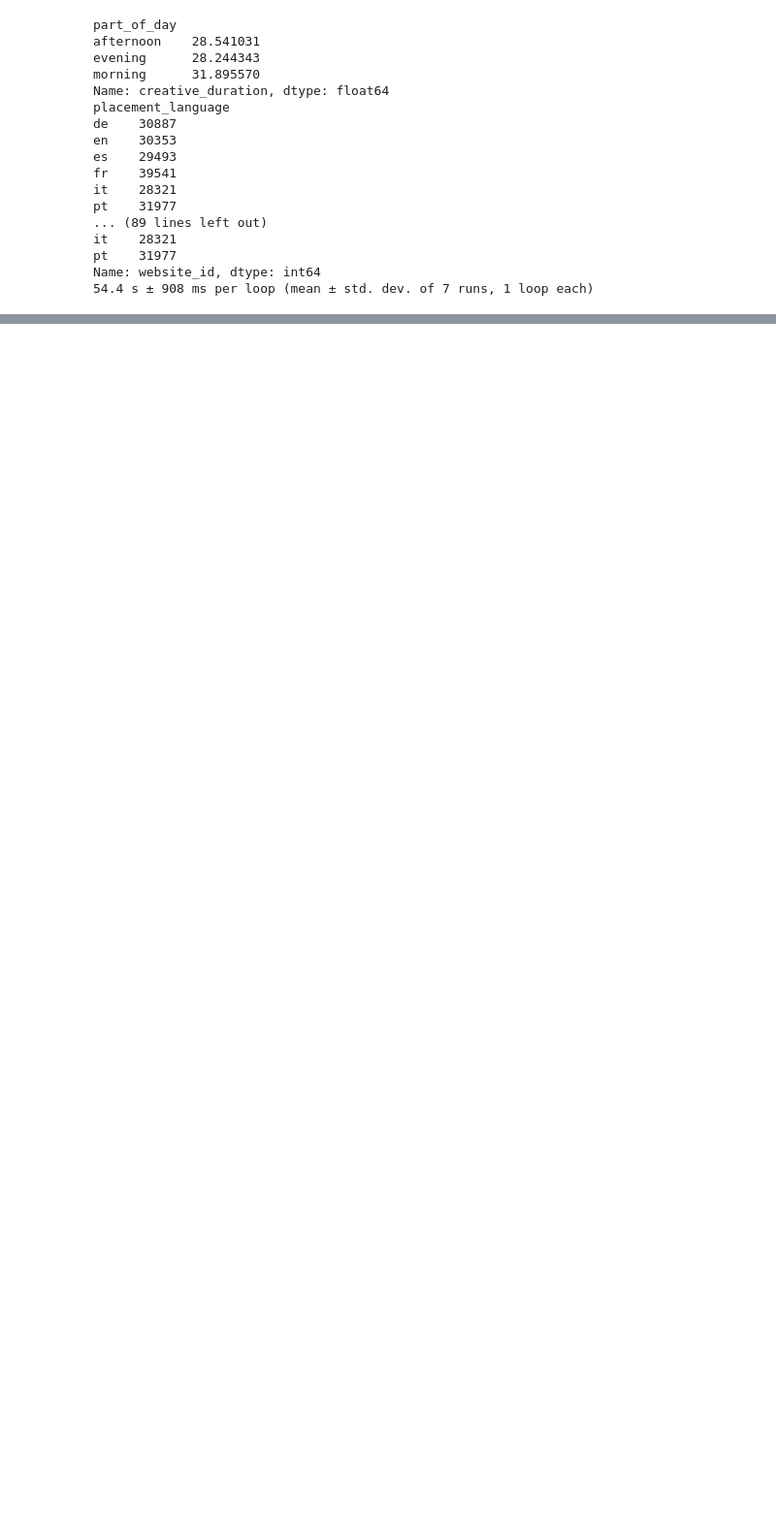
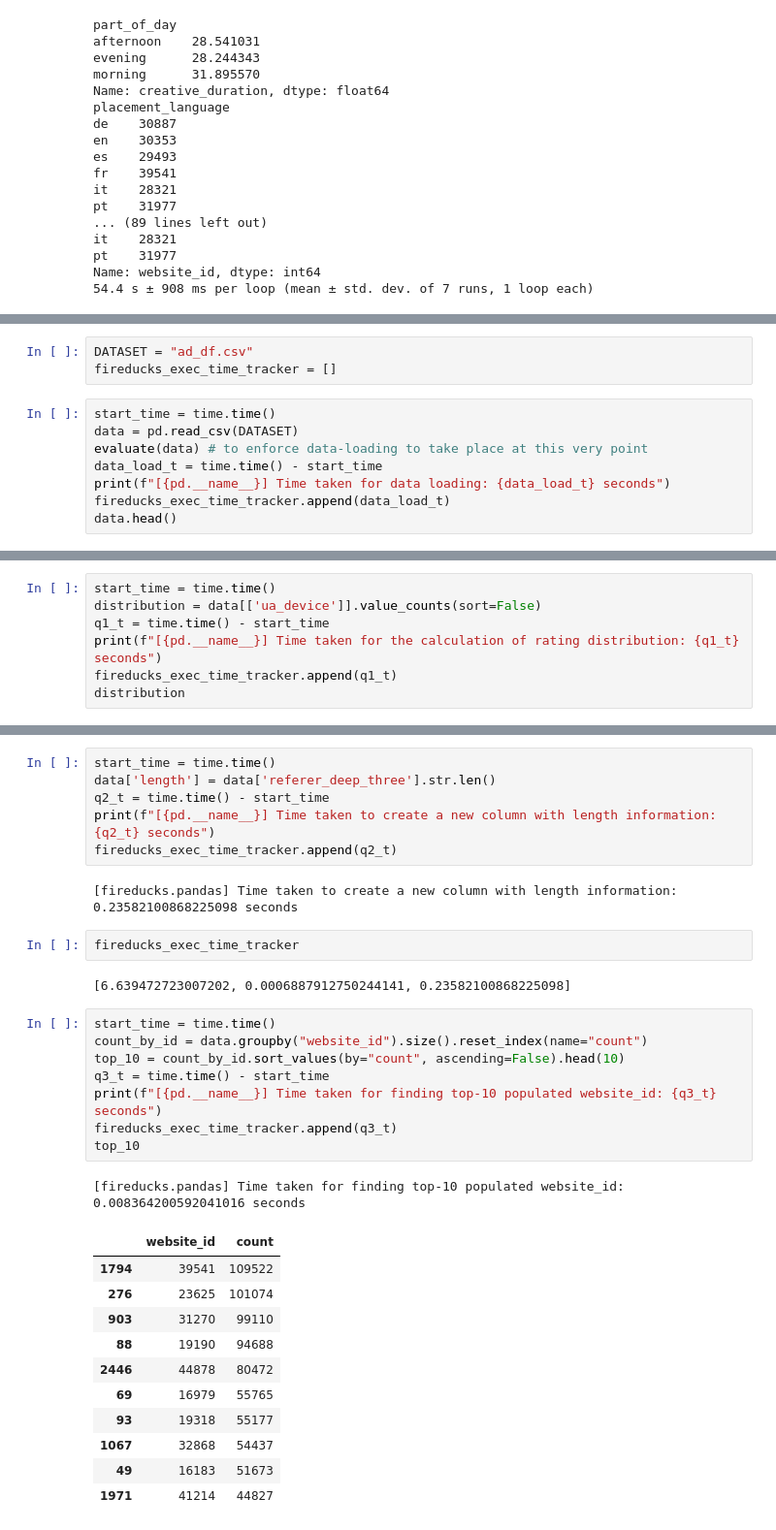
Before and after one commit to rajeshmore1/Performance---Fireducks-Vs-Pandas, a Jupyter notebook: Fireducks_Vs_Pandas.ipynb, the cells around one changed output, grey strips where cells are left out. Shown at 97% size. Drawn from its saved outputs; the diff is of its cells as text; blank space fills up the shorter version.

```diff
--- a/Fireducks_Vs_Pandas.ipynb
+++ b/Fireducks_Vs_Pandas.ipynb
@@ -182,0 +360,11 @@ Name: website_id, dtype: int64
+# %%
+DATASET = "ad_df.csv"
+fireducks_exec_time_tracker = []
+# %%
+start_time = time.time()
+data = pd.read_csv(DATASET)
+evaluate(data) # to enforce data-loading to take place at this very point
+data_load_t = time.time() - start_time
+print(f"[{pd.__name__}] Time taken for data loading: {data_load_t} seconds")
+fireducks_exec_time_tracker.append(data_load_t)
+data.head()
@@ -182,0 +383,7 @@ Name: website_id, dtype: int64
+# %%
+start_time = time.time()
+distribution = data[['ua_device']].value_counts(sort=False)
+q1_t = time.time() - start_time
+print(f"[{pd.__name__}] Time taken for the calculation of rating distribution: {q1_t} seconds")
+fireducks_exec_time_tracker.append(q1_t)
+distribution
@@ -182,0 +402,33 @@ Name: website_id, dtype: int64
+# %%
+start_time = time.time()
+data['length'] = data['referer_deep_three'].str.len()
+q2_t = time.time() - start_time
+print(f"[{pd.__name__}] Time taken to create a new column with length information: {q2_t} seconds")
+fireducks_exec_time_tracker.append(q2_t)
+# %% [output]
+[fireducks.pandas] Time taken to create a new column with length information: 0.23582100868225098 seconds
+# %%
+fireducks_exec_time_tracker
+# %% [output]
+[6.639472723007202, 0.0006887912750244141, 0.23582100868225098]
+# %%
+start_time = time.time()
+count_by_id = data.groupby("website_id").size().reset_index(name="count")
+top_10 = count_by_id.sort_values(by="count", ascending=False).head(10)
+q3_t = time.time() - start_time
+print(f"[{pd.__name__}] Time taken for finding top-10 populated website_id: {q3_t} seconds")
+fireducks_exec_time_tracker.append(q3_t)
+top_10
+# %% [output]
+[fireducks.pandas] Time taken for finding top-10 populated website_id: 0.008364200592041016 seconds
+|  | website_id | count |
+| 1794 | 39541 | 109522 |
+| 276 | 23625 | 101074 |
+| 903 | 31270 | 99110 |
+| 88 | 19190 | 94688 |
+| 2446 | 44878 | 80472 |
+| 69 | 16979 | 55765 |
+| 93 | 19318 | 55177 |
+| 1067 | 32868 | 54437 |
+| 49 | 16183 | 51673 |
+| 1971 | 41214 | 44827 |
```
Also changed, not shown: parts of 33 cells of this notebook.
